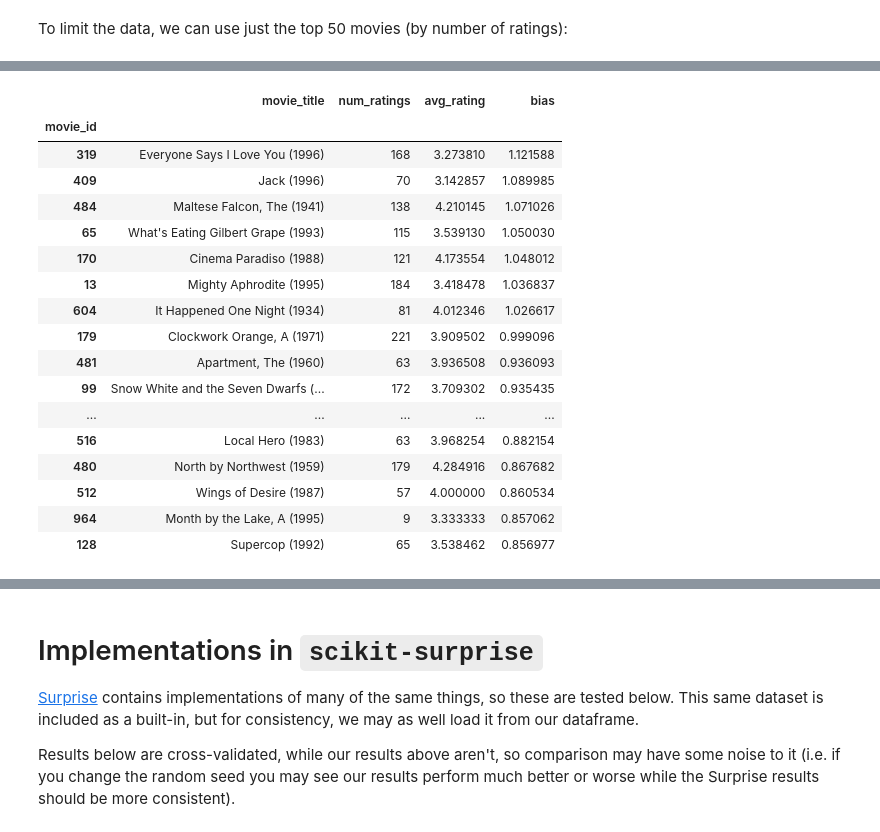
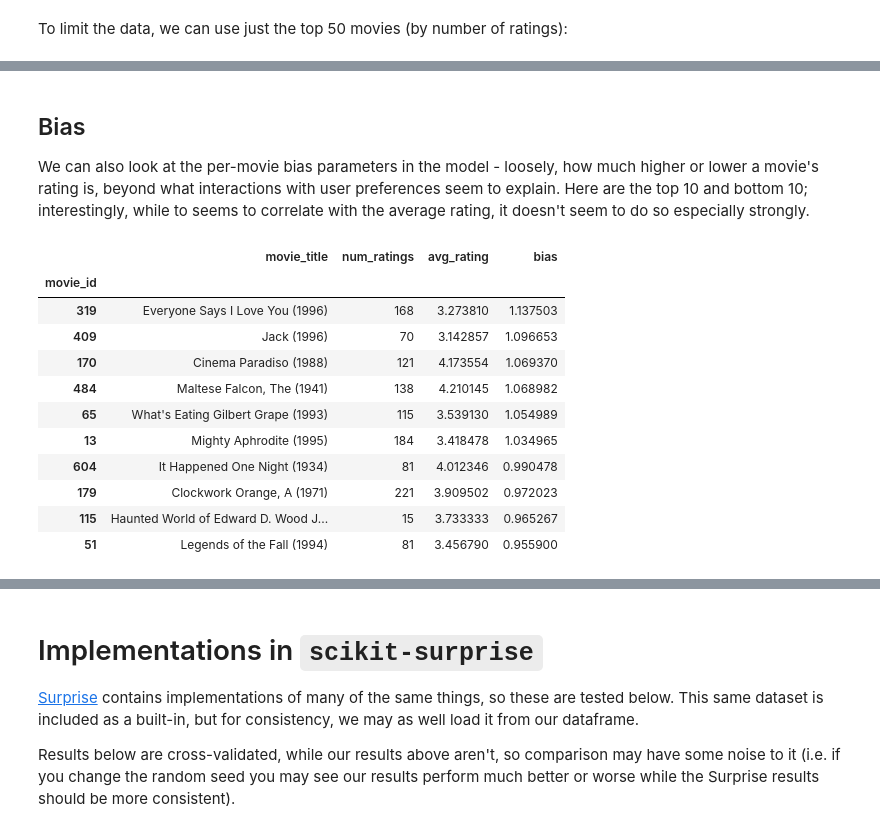
Before and after one commit to Hodapp87/recommender-examples, a Jupyter notebook: Recommender Systems.ipynb, the cells around one changed output, grey strips where cells are left out. Saved outputs shown, nothing was run; the diff lists cells and outputs as text; code cells hidden in the pictures.

```diff
--- a/Recommender Systems.ipynb
+++ b/Recommender Systems.ipynb
@@ -981,21 +979,20 @@ svd100.b_i.shape
+# %% [markdown]
+## Bias
+
+We can also look at the per-movie bias parameters in the model - loosely, how much higher or lower a movie's rating is, beyond what interactions with user preferences seem to explain. Here are the top 10 and bottom 10; interestingly, while to seems to correlate with the average rating, it doesn't seem to do so especially strongly.
 # %%
-movie_stats.assign(bias = svd100.b_i[:-1]).sort_values("bias", ascending=False)[:25]
+bias = movie_stats.assign(bias = svd100.b_i[:-1]).sort_values("bias", ascending=False)
+bias.iloc[:10]
 # %% [output]
 |  | movie_title | num_ratings | avg_rating | bias |
 | movie_id |  |  |  |  |
-| 319 | Everyone Says I Love You (1996) | 168 | 3.273810 | 1.121588 |
-| 409 | Jack (1996) | 70 | 3.142857 | 1.089985 |
-| 484 | Maltese Falcon, The (1941) | 138 | 4.210145 | 1.071026 |
-| 65 | What's Eating Gilbert Grape (1993) | 115 | 3.539130 | 1.050030 |
-| 170 | Cinema Paradiso (1988) | 121 | 4.173554 | 1.048012 |
-| 13 | Mighty Aphrodite (1995) | 184 | 3.418478 | 1.036837 |
-| 604 | It Happened One Night (1934) | 81 | 4.012346 | 1.026617 |
-| 179 | Clockwork Orange, A (1971) | 221 | 3.909502 | 0.999096 |
-| 481 | Apartment, The (1960) | 63 | 3.936508 | 0.936093 |
-| 99 | Snow White and the Seven Dwarfs (... | 172 | 3.709302 | 0.935435 |
-| ... | ... | ... | ... | ... |
-| 516 | Local Hero (1983) | 63 | 3.968254 | 0.882154 |
-| 480 | North by Northwest (1959) | 179 | 4.284916 | 0.867682 |
-| 512 | Wings of Desire (1987) | 57 | 4.000000 | 0.860534 |
-| 964 | Month by the Lake, A (1995) | 9 | 3.333333 | 0.857062 |
-| 128 | Supercop (1992) | 65 | 3.538462 | 0.856977 |
+| 319 | Everyone Says I Love You (1996) | 168 | 3.273810 | 1.137503 |
+| 409 | Jack (1996) | 70 | 3.142857 | 1.096653 |
+| 170 | Cinema Paradiso (1988) | 121 | 4.173554 | 1.069370 |
+| 484 | Maltese Falcon, The (1941) | 138 | 4.210145 | 1.068982 |
+| 65 | What's Eating Gilbert Grape (1993) | 115 | 3.539130 | 1.054989 |
+| 13 | Mighty Aphrodite (1995) | 184 | 3.418478 | 1.034965 |
+| 604 | It Happened One Night (1934) | 81 | 4.012346 | 0.990478 |
+| 179 | Clockwork Orange, A (1971) | 221 | 3.909502 | 0.972023 |
+| 115 | Haunted World of Edward D. Wood J... | 15 | 3.733333 | 0.965267 |
+| 51 | Legends of the Fall (1994) | 81 | 3.456790 | 0.955900 |
```
Also changed, not shown: parts of 17 cells of this notebook.
